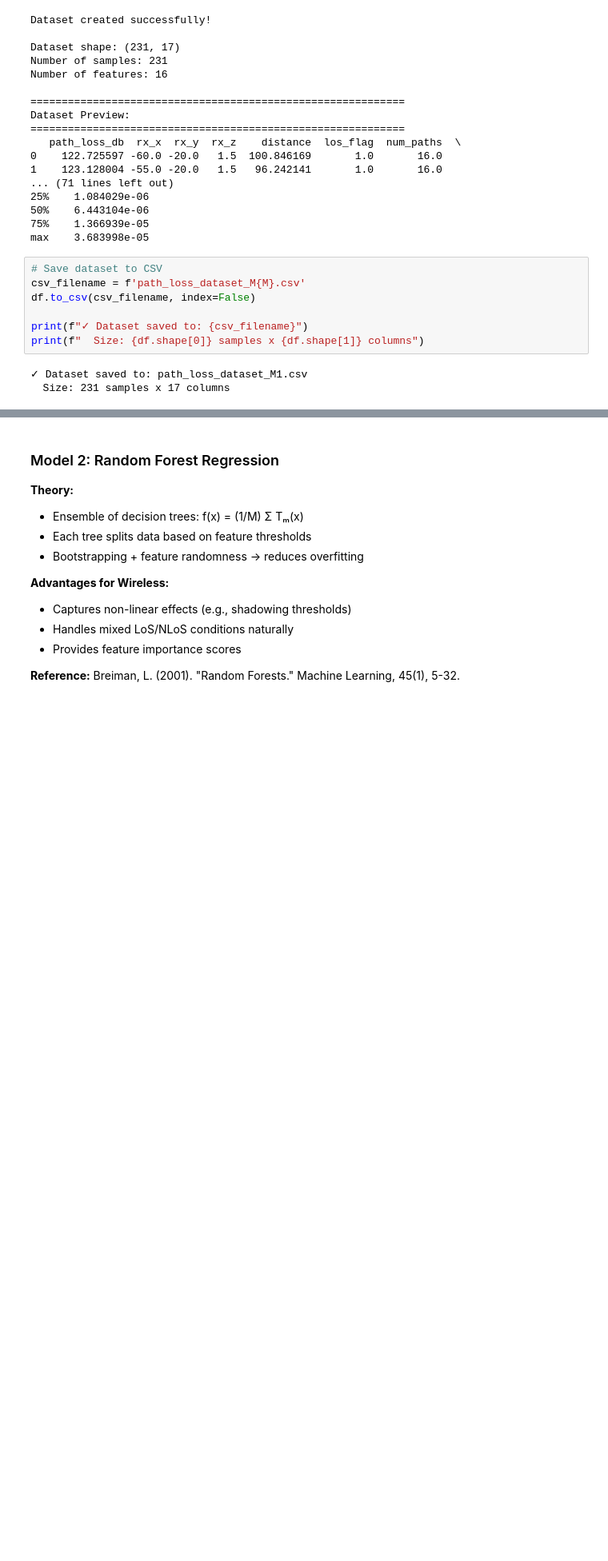
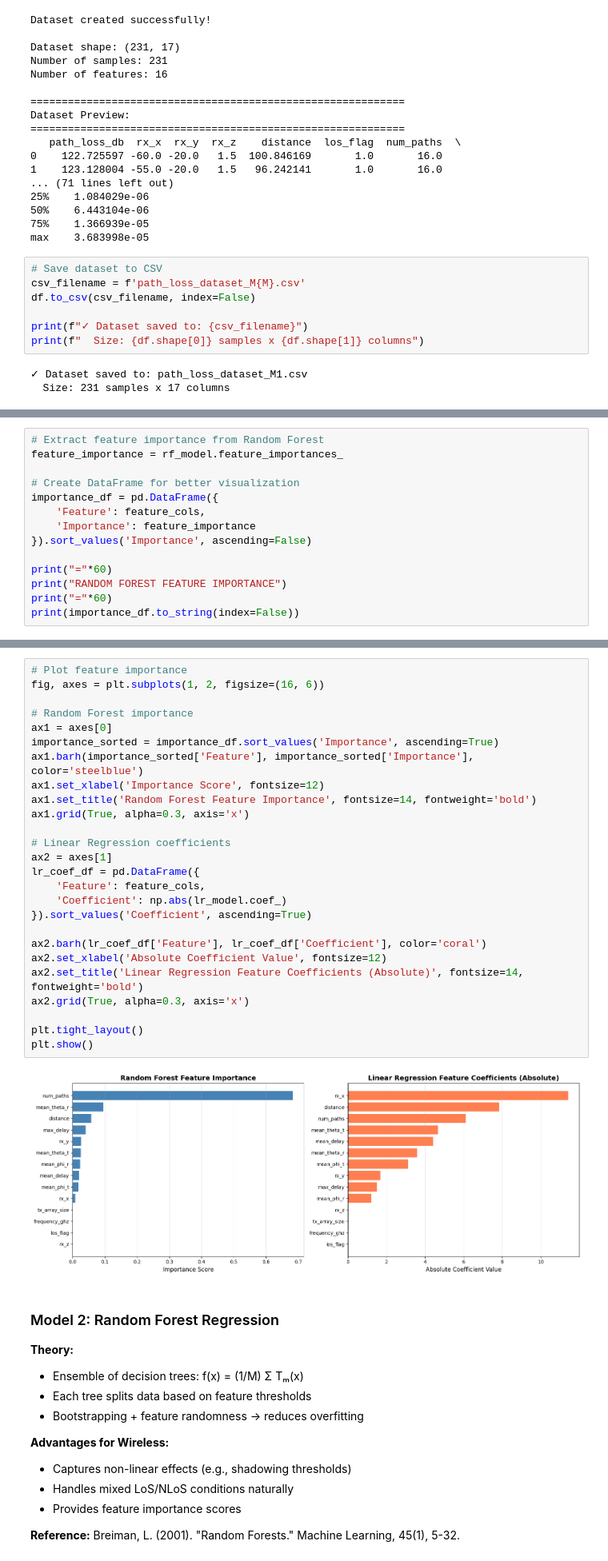
Before and after one commit to SaM27my/EE58009_ML_WC_Assinments, a Jupyter notebook: path_loss_prediction.ipynb, the cells around one changed output, grey strips where cells are left out. Shown at 80% size. Saved outputs shown, nothing was run; the diff lists cells and outputs as text; blank space fills up the shorter version.

```diff
--- a/path_loss_prediction.ipynb
+++ b/path_loss_prediction.ipynb
@@ -925,0 +1077,14 @@ plt.show()
+# %%
+# Extract feature importance from Random Forest
+feature_importance = rf_model.feature_importances_
+
+# Create DataFrame for better visualization
+importance_df = pd.DataFrame({
+    'Feature': feature_cols,
+    'Importance': feature_importance
+}).sort_values('Importance', ascending=False)
+
+print("="*60)
+print("RANDOM FOREST FEATURE IMPORTANCE")
+print("="*60)
+print(importance_df.to_string(index=False))
@@ -926,3 +1110,31 @@ plt.show()
+# %%
+# Plot feature importance
+fig, axes = plt.subplots(1, 2, figsize=(16, 6))
+
+# Random Forest importance
+ax1 = axes[0]
+importance_sorted = importance_df.sort_values('Importance', ascending=True)
+ax1.barh(importance_sorted['Feature'], importance_sorted['Importance'], color='steelblue')
+ax1.set_xlabel('Importance Score', fontsize=12)
+ax1.set_title('Random Forest Feature Importance', fontsize=14, fontweight='bold')
+ax1.grid(True, alpha=0.3, axis='x')
+
+# Linear Regression coefficients
+ax2 = axes[1]
+lr_coef_df = pd.DataFrame({
+    'Feature': feature_cols,
+    'Coefficient': np.abs(lr_model.coef_)
+}).sort_values('Coefficient', ascending=True)
+
+ax2.barh(lr_coef_df['Feature'], lr_coef_df['Coefficient'], color='coral')
+ax2.set_xlabel('Absolute Coefficient Value', fontsize=12)
+ax2.set_title('Linear Regression Feature Coefficients (Absolute)', fontsize=14, fontweight='bold')
+ax2.grid(True, alpha=0.3, axis='x')
+
+plt.tight_layout()
+plt.show()
+# %% [output]
+[figure, added]
 # %% [markdown]
 ### Model 2: Random Forest Regression
 
```
Also changed, not shown: parts of 37 cells of this notebook.
